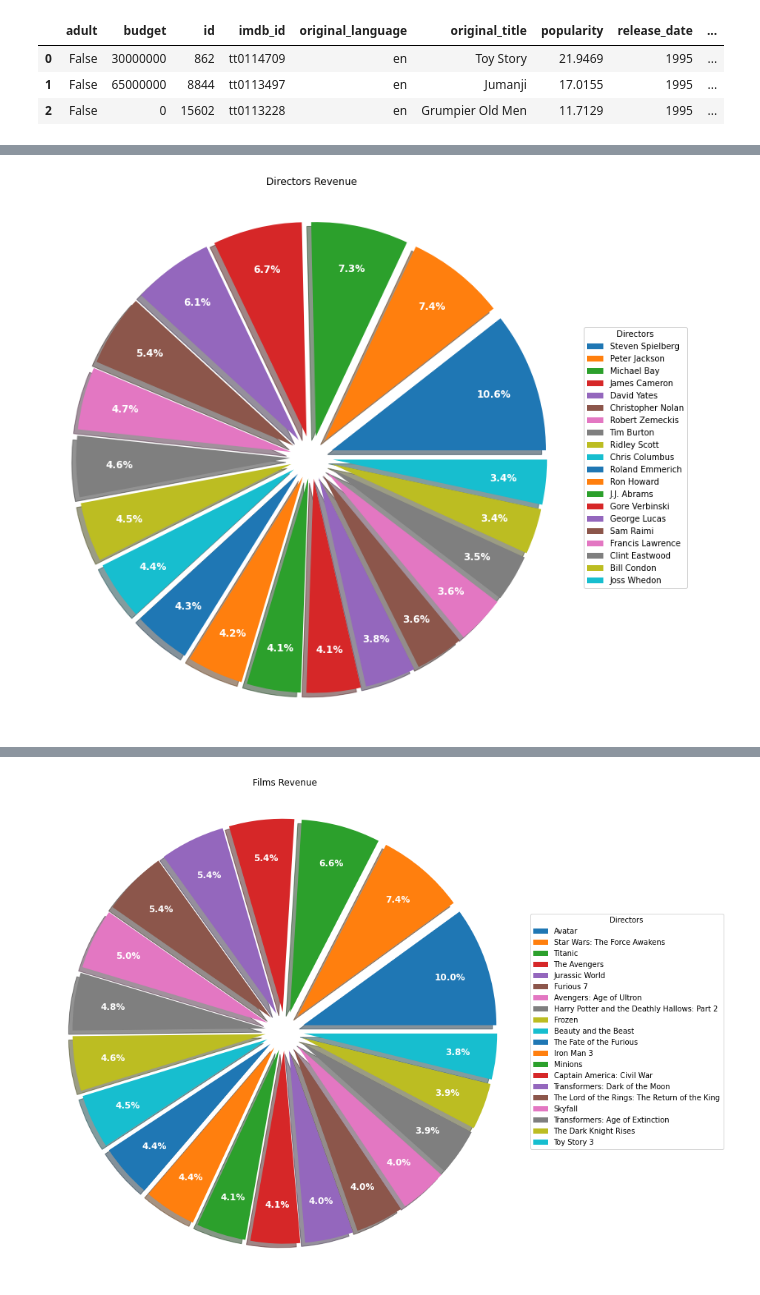
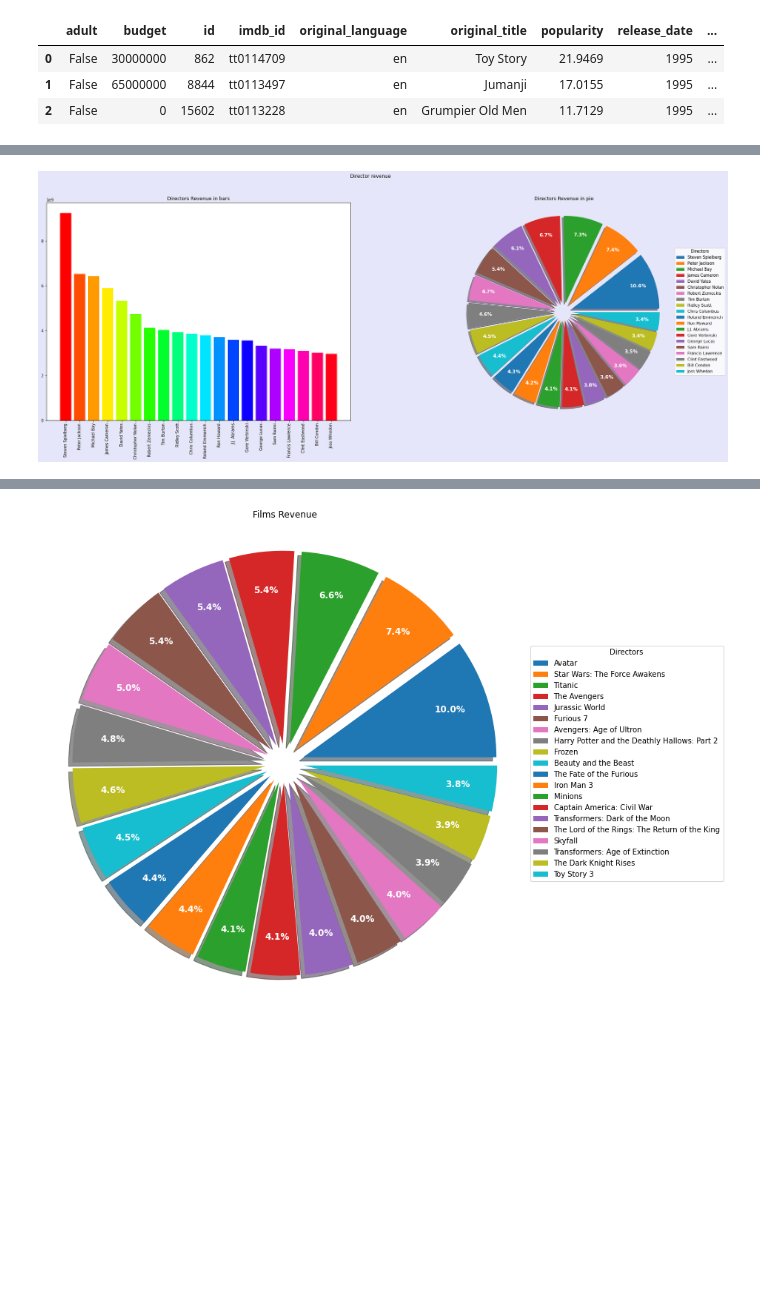
Before and after one commit to andresparraguirado/Prediccion_de_ingresos_y_sistema_de_recomendacion_basado_en_contenido, a Jupyter notebook: Movies.ipynb, the cells around one changed output, grey strips where cells are left out. Cells and saved outputs as stored; diff of their text form; code cells hidden in the pictures; blank space fills up the shorter version.

```diff
--- a/Movies.ipynb
+++ b/Movies.ipynb
@@ -394,20 +386,30 @@ Text(0.5, 1.0, 'Director revenue')
 # %%
-fig, ax = plt.subplots(figsize=(12, 12))
-wedges, texts, autotexts = ax.pie(revenue_director[0:20], autopct='%1.1f%%', pctdistance=0.8,
+fig, ax = plt.subplots(1, 2)
+fig.set_size_inches(30, 10)
+fig.suptitle('Director revenue')
+fig.set_facecolor('Lavender')
+# Barras
+ax[0].set_title("Directors Revenue in bars")
+ax[0].bar(revenue_director[0:20].index, revenue_director[0:20], color = colors)
+ax[0].set_xticks(revenue_director[0:20].index)
+ax[0].set_xticklabels(revenue_director[0:20].index, rotation=90)
+
+# Tarta
+wedges, texts, autotexts = ax[1].pie(revenue_director[0:20], autopct='%1.1f%%', pctdistance=0.8,
                                   textprops=dict(color="w"), explode=np.repeat(0.1, 20), shadow= True)
 
-ax.legend(revenue_director[0:20].index,
+ax[1].legend(revenue_director[0:20].index,
           title="Directors",
           loc="center left",
-          bbox_to_anchor=(1, 0, 0.5, 1))
+          bbox_to_anchor=(1, 0, 0.5, 1),
+          facecolor='inherit' )
 
 plt.setp(autotexts, size=12, weight="bold")
 
-ax.set_title("Directors Revenue")
-
+ax[1].set_title("Directors Revenue in pie")
 plt.show()
 # %% [output]
-[figure, old version]
+[figure, new version]
 # %%
 revenue_director = revenue_director.map(lambda x : x/revenue_director[0])
 director_ratio = dict()
```
Also changed, not shown: parts of 6 cells of this notebook.
